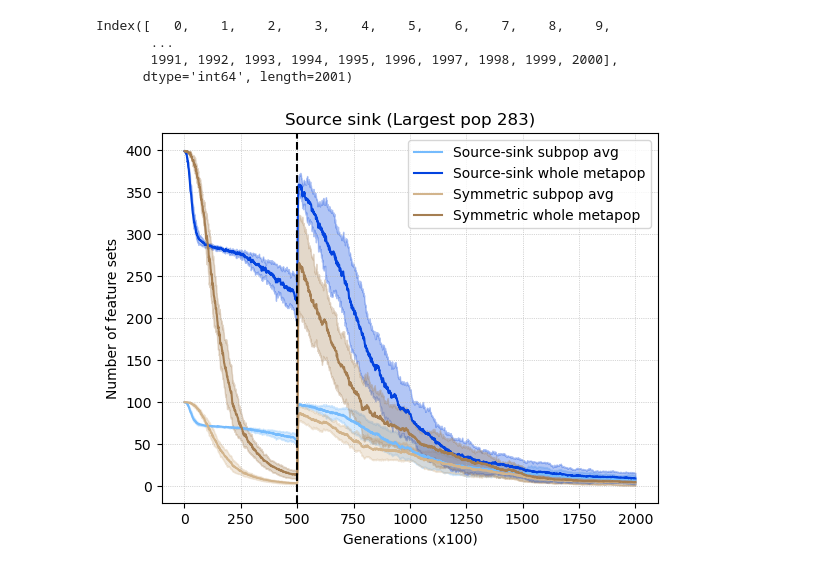
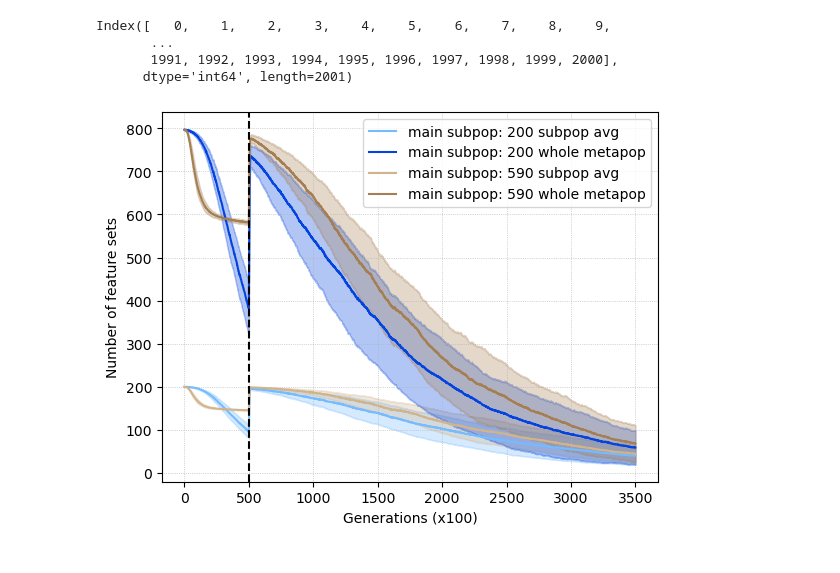
Before and after one commit to mtomasini/MetapopulationsPython, a Jupyter notebook: exploration.ipynb, the cells around one changed output. Drawn from its saved outputs; the diff is of its cells as text; code cells hidden in the pictures.

```diff
--- a/exploration.ipynb
+++ b/exploration.ipynb
@@ -659,9 +659,11 @@ Index([   0,    1,    2,    3,    4,    5,    6,    7,    8,    9,
        1991, 1992, 1993, 1994, 1995, 1996, 1997, 1998, 1999, 2000],
       dtype='int64', length=2001)
 # %%
-from plotting import plot_comparison
+from plotting import plot_comparison, metapopulation_plot_comparison
+plot_comparison('./Outputs/TAG2024/01-neutral-axelrod/4subpop_island_neutral_interaction', './Outputs/TAG2024/03-source-sink/4subpop_island_neutral_interaction_590',
+                None, 'main subpop: 200', 'main subpop: 590', './Outputs/TAG2024/03-source-sink/neutral_very_large_imbalance.png')
 
-plot_comparison('./Outputs/SourceSink/pop400/island/4subpop_m1e-3_burnin_283', './Outputs/neutral/pop400/island/4subpop_m1e-3_burnin',
-                'Source sink (Largest pop 283)', 'Source-sink', 'Symmetric', './Outputs/source-sink_w-std.png')
+#plot_comparison('./Outputs/SourceSink/pop400/island/4subpop_m1e-3_burnin_283', './Outputs/neutral/pop400/island/4subpop_m1e-3_burnin',
+#                'Source sink (Largest pop 283)', 'Source-sink', 'Symmetric', './Outputs/source-sink_w-std.png')
 # %% [output]
-[figure, old version]
+[figure, new version]
```
Also changed, not shown: parts of 6 cells of this notebook, 2 other files.
